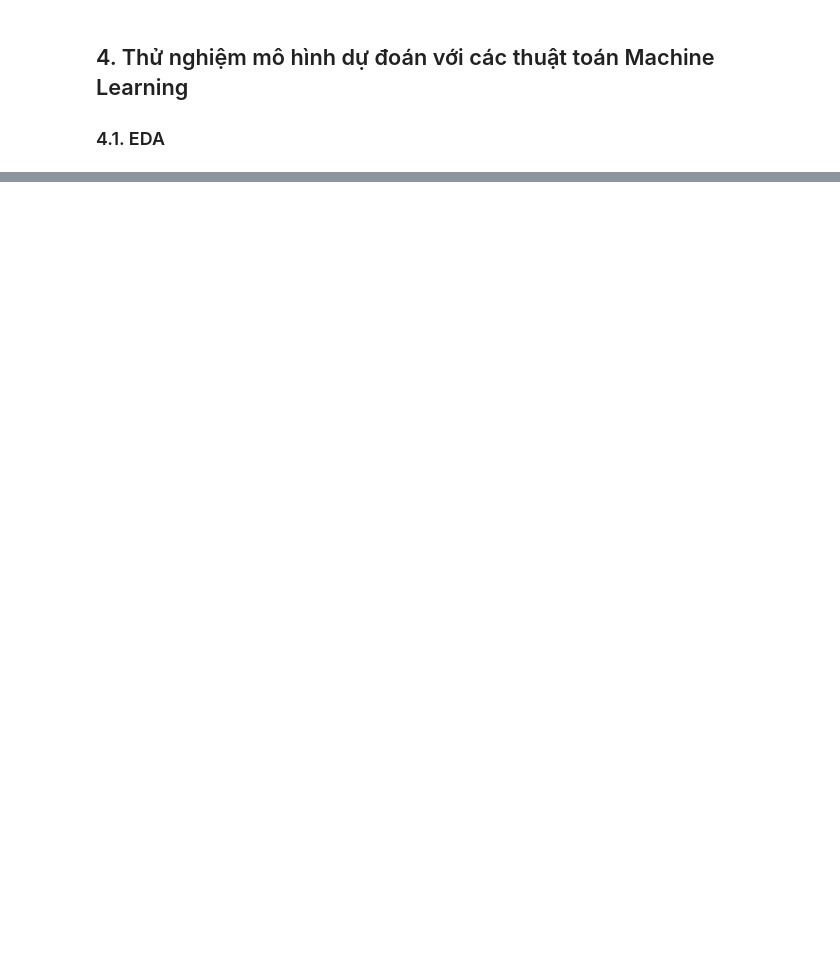
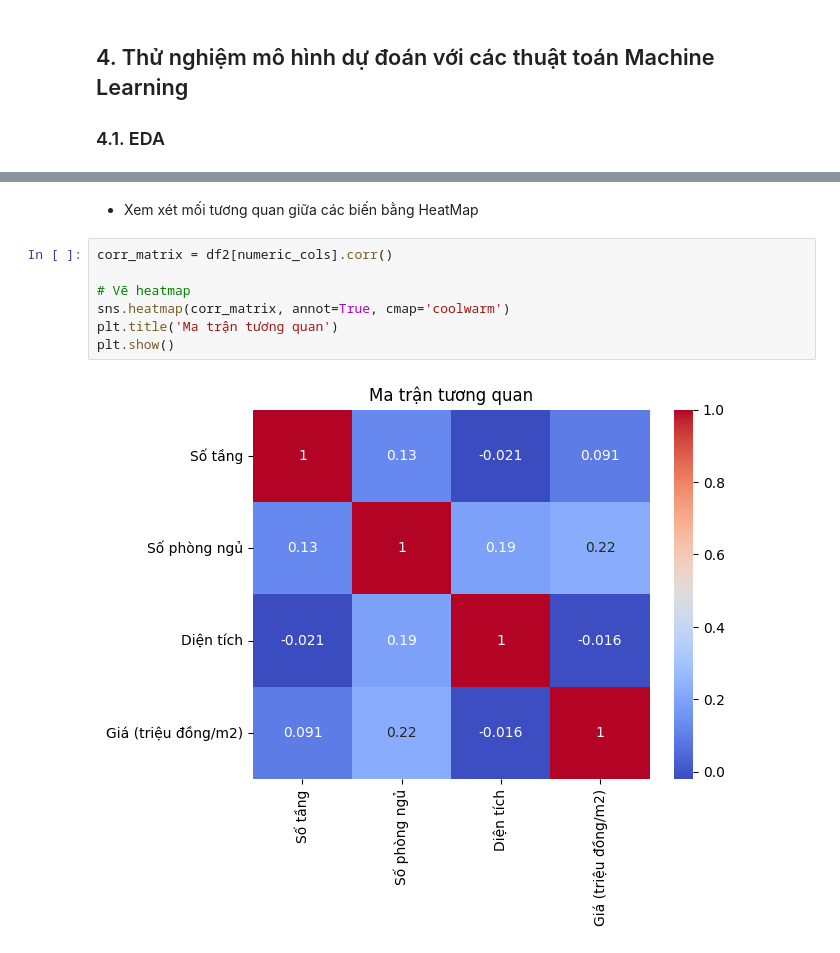
Before and after one commit to DucGhetData/Ha-Noi-Real-Estate-Manipulation-And-Visualization, a Jupyter notebook: notebooks/cleaning.ipynb, the cells around one changed output, grey strips where cells are left out. Saved outputs shown, nothing was run; the diff lists cells and outputs as text; blank space fills up the shorter version.

```diff
--- a/notebooks/cleaning.ipynb
+++ b/notebooks/cleaning.ipynb
@@ -464,0 +625,11 @@ df2.to_csv('F:\Data Analyst\Ha Noi Real Estate Visualization\data\VN_housing_dat
+# %% [markdown]
+- Xem xét mối tương quan giữa các biến bằng HeatMap
+# %%
+corr_matrix = df2[numeric_cols].corr()
+
+# Vẽ heatmap
+sns.heatmap(corr_matrix, annot=True, cmap='coolwarm')
+plt.title('Ma trận tương quan')
+plt.show()
+# %% [output]
+[figure, added]
```
Also changed, not shown: parts of 53 cells of this notebook, 6 other files.
